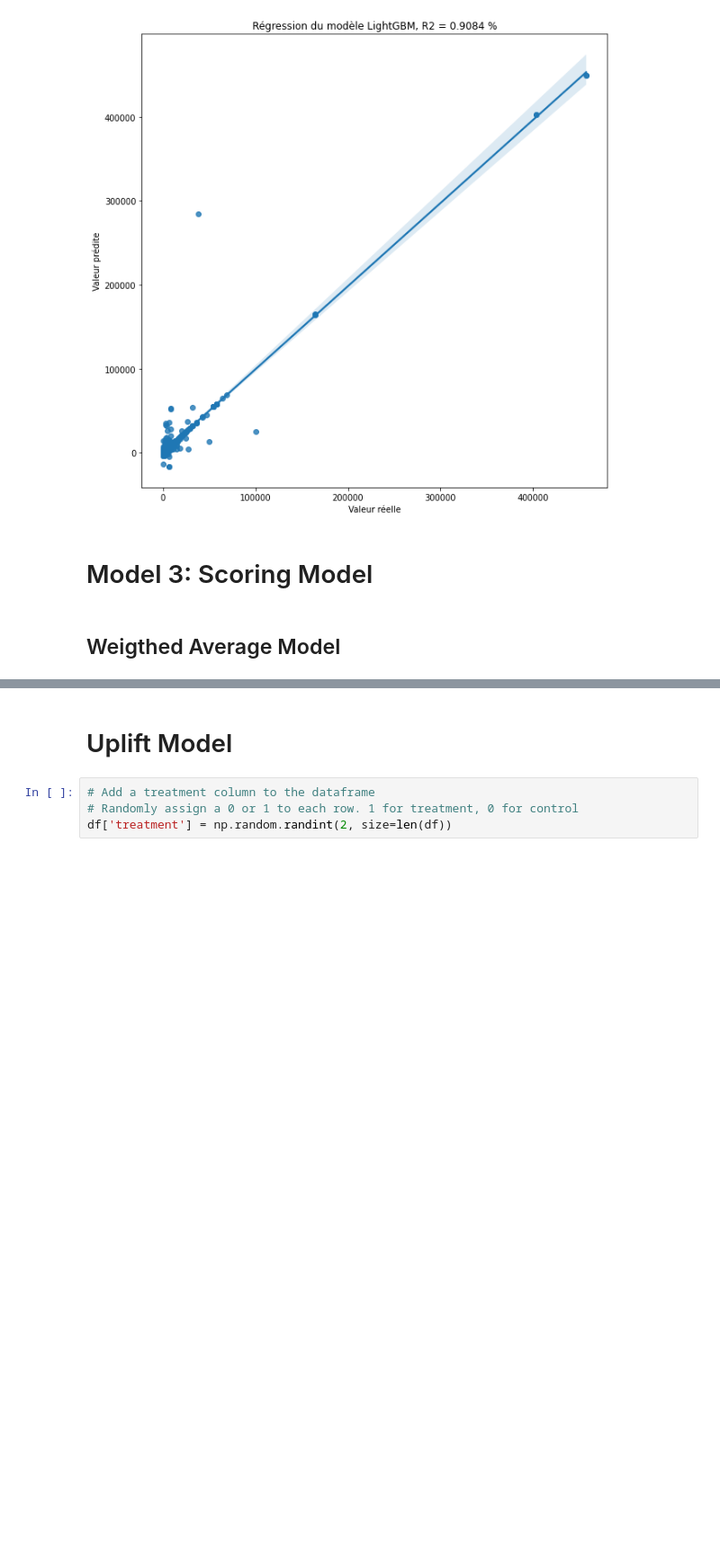
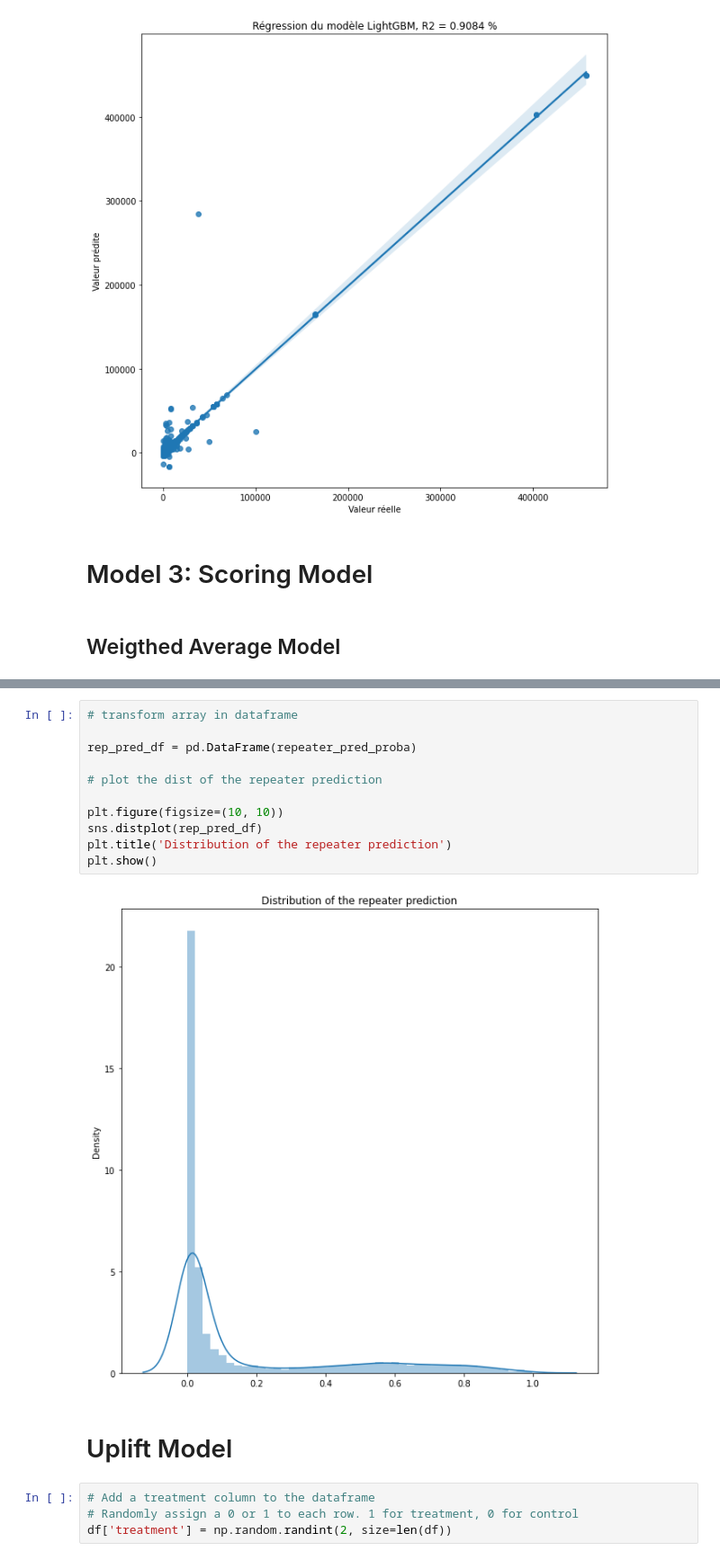
Before and after one commit to ElieTrigano/CRP_VC, a Jupyter notebook: model_v1_cleaned.ipynb, the cells around one changed output, grey strips where cells are left out. Shown: that part at 90% size. Drawn from its saved outputs; the diff is of its cells as text; blank space fills up the shorter version.

```diff
--- a/model_v1_cleaned.ipynb
+++ b/model_v1_cleaned.ipynb
@@ -1163,6 +1217,19 @@ WA_df.head(10)
 | 15782933 | 0 | 16 | 10 | 780.0 | 2.437500 | 44 | 16200.521617 | ... |
 | 17652623 | 0 | 108 | 10 | 315.0 | 1.932515 | 0 | 679.897253 | ... |
 | 12479728 | 0 | 140 | 10 | 90.0 | 2.307692 | 2 | 598.802395 | ... |
+# %%
+# transform array in dataframe
+
+rep_pred_df = pd.DataFrame(repeater_pred_proba)
+
+# plot the dist of the repeater prediction
+
+plt.figure(figsize=(10, 10))
+sns.distplot(rep_pred_df)
+plt.title('Distribution of the repeater prediction')
+plt.show()
+# %% [output]
+[figure, added]
 # %% [markdown]
 # Uplift Model
 # %%
```
Also changed, not shown: parts of 5 cells of this notebook, 4 other files.
